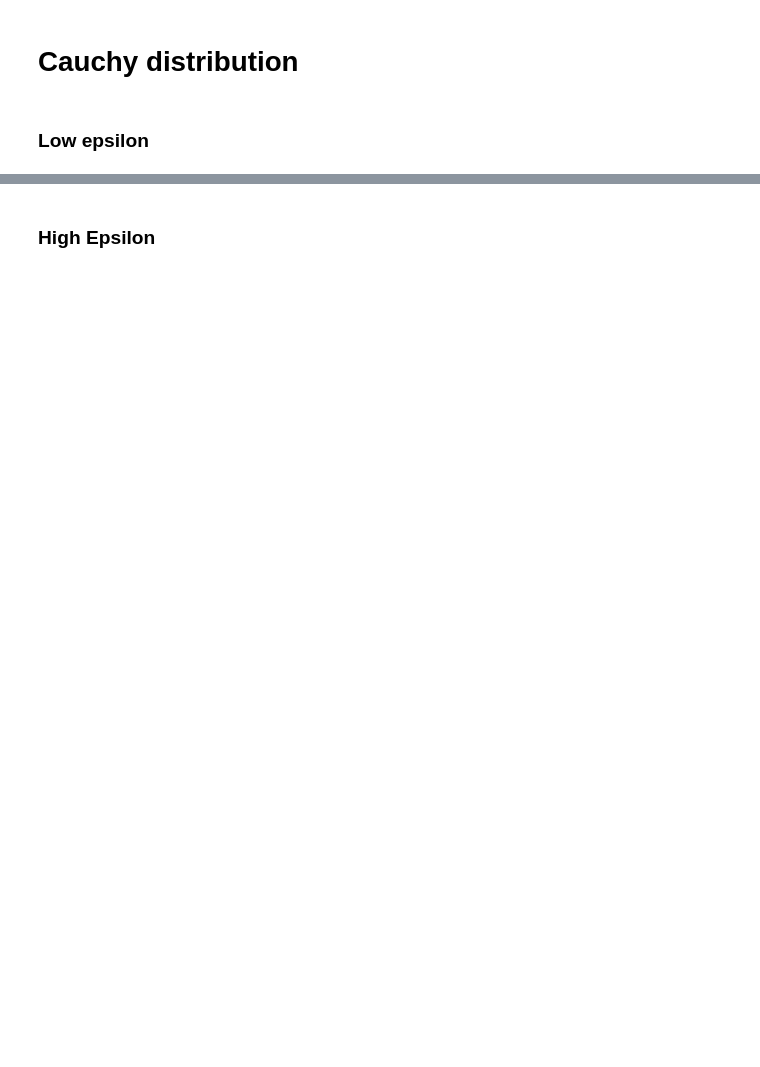
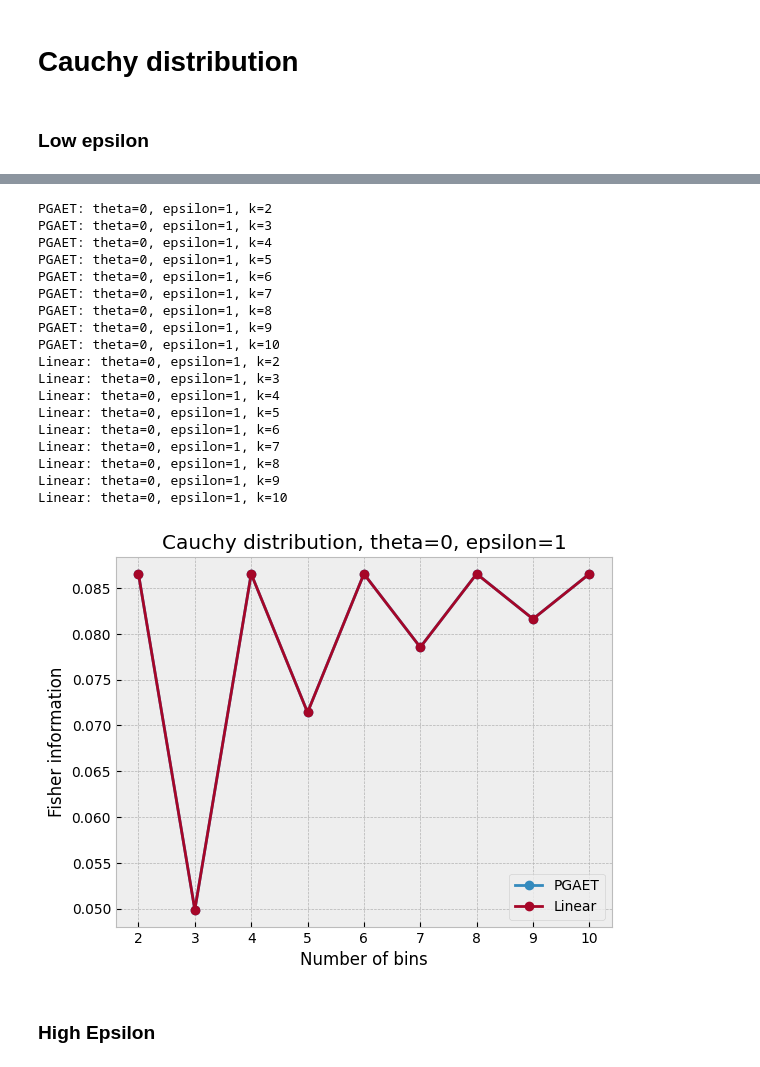
Before and after one commit to MatejVe/locally_efficient_differential_privacy, a Jupyter notebook: cauchy.ipynb, the cells around one changed output, grey strips where cells are left out. Cells and saved outputs as stored; diff of their text form; code cells hidden in the pictures; blank space fills up the shorter version.

```diff
--- a/cauchy.ipynb
+++ b/cauchy.ipynb
@@ -95,3 +96,25 @@ Linear: theta=0, epsilon=0.5, k=16
+# %%
+plot_fisher_information_cauchy(0, 1, 10, 10, restarts=5)
+# %% [output]
+PGAET: theta=0, epsilon=1, k=2
+PGAET: theta=0, epsilon=1, k=3
+PGAET: theta=0, epsilon=1, k=4
+PGAET: theta=0, epsilon=1, k=5
+PGAET: theta=0, epsilon=1, k=6
+PGAET: theta=0, epsilon=1, k=7
+PGAET: theta=0, epsilon=1, k=8
+PGAET: theta=0, epsilon=1, k=9
+PGAET: theta=0, epsilon=1, k=10
+Linear: theta=0, epsilon=1, k=2
+Linear: theta=0, epsilon=1, k=3
+Linear: theta=0, epsilon=1, k=4
+Linear: theta=0, epsilon=1, k=5
+Linear: theta=0, epsilon=1, k=6
+Linear: theta=0, epsilon=1, k=7
+Linear: theta=0, epsilon=1, k=8
+Linear: theta=0, epsilon=1, k=9
+Linear: theta=0, epsilon=1, k=10
+[figure, added]
 # %% [markdown]
 ### High Epsilon
 # %%
```
Also changed, not shown: parts of 6 cells of this notebook.
